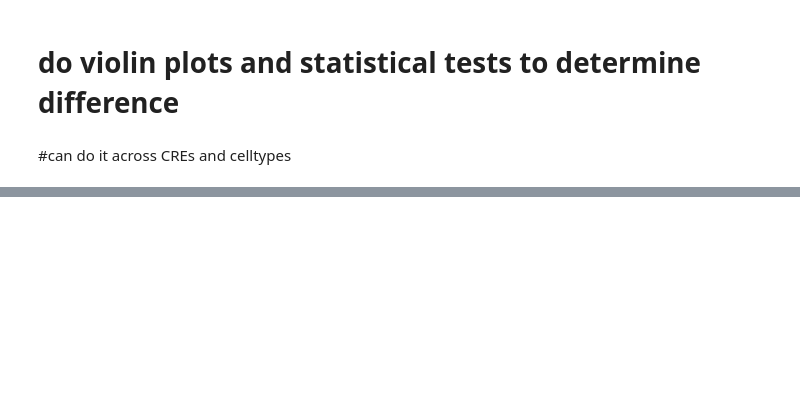
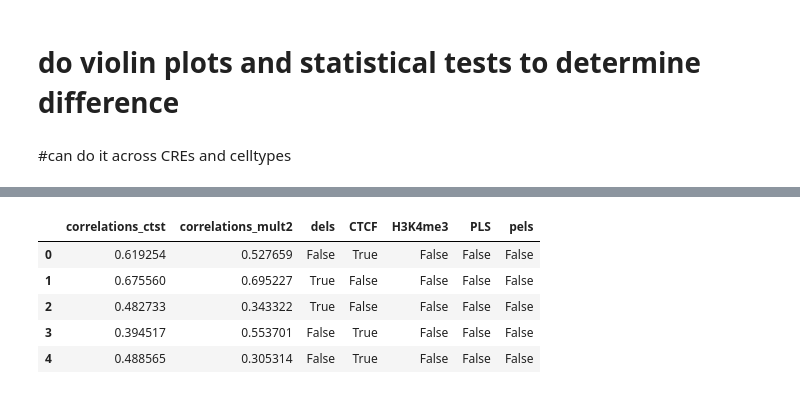
Before and after one commit to Sarthak-Ti/caduceus, a Jupyter notebook: code_test/dVRS_figures.ipynb, the cells around one changed output, grey strips where cells are left out. Cells and saved outputs as stored; diff of their text form; code cells hidden in the pictures; blank space fills up the shorter version.

```diff
--- a/code_test/dVRS_figures.ipynb
+++ b/code_test/dVRS_figures.ipynb
@@ -364,0 +547,5 @@ plt.tick_params(labelsize=20)
+# %%
+#now we load in the ism utilities to easily find what type it is
+from shap_analysis.ism_utils import ISMUtils
+ctst_path = '/data/leslie/sarthak/hyena/hyena-dna/outputs/2024-03-25/15-41-13-286486/checkpoints/last.ckpt'
+utils = ISMUtils('DNase_ctst', ctst_path, classification=True, split='test') #crucially make it test, so that we can easily check what type they are
@@ -364,0 +624,9 @@ plt.tick_params(labelsize=20)
+# %%
+df.head()
+# %% [output]
+|  | correlations_ctst | correlations_mult2 | dels | CTCF | H3K4me3 | PLS | pels |
+| 0 | 0.619254 | 0.527659 | False | True | False | False | False |
+| 1 | 0.675560 | 0.695227 | True | False | False | False | False |
+| 2 | 0.482733 | 0.343322 | True | False | False | False | False |
+| 3 | 0.394517 | 0.553701 | False | True | False | False | False |
+| 4 | 0.488565 | 0.305314 | False | True | False | False | False |
```
Also changed, not shown: parts of 19 cells of this notebook, 11 other files.
